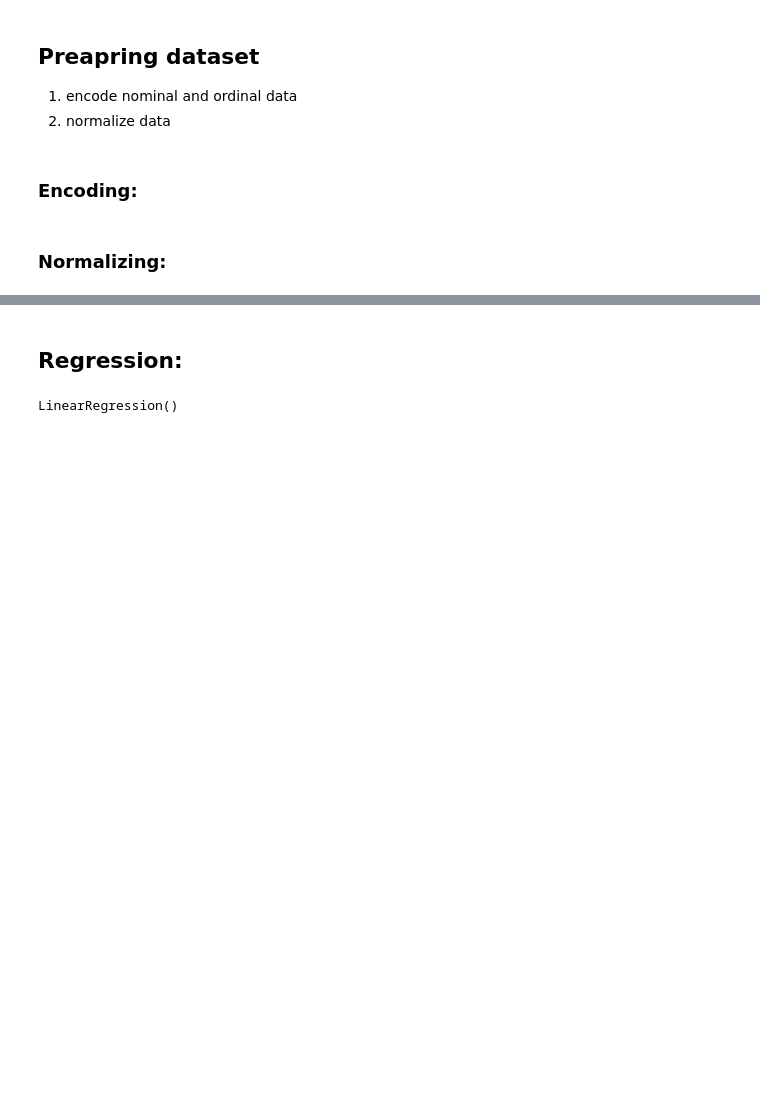
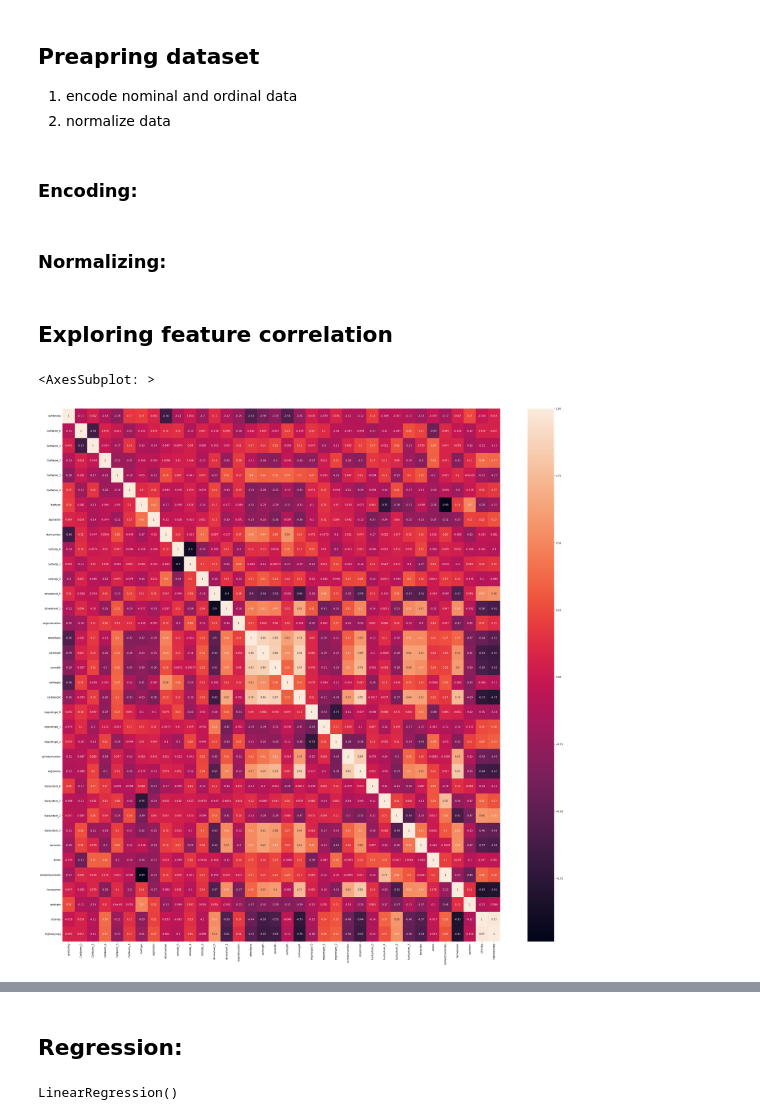
Before and after one commit to SaidKamalov/CarPricePrediction, a Jupyter notebook: car-price-model.ipynb, the cells around one changed output, grey strips where cells are left out. Cells and saved outputs as stored; diff of their text form; code cells hidden in the pictures; blank space fills up the shorter version.

```diff
--- a/car-price-model.ipynb
+++ b/car-price-model.ipynb
@@ -69,3 +69,12 @@ df_normalized.drop(['car_ID'], axis=1, inplace=True)
 # %%
 """Split dataset for train and test parts."""
 X_train, X_test, y_train, y_test = train_test_split(df_normalized, targets, test_size=0.2, random_state=0)
+# %% [markdown]
+## Exploring feature correlation
+# %%
+import seaborn as sns
+plt.figure(figsize=(40, 40))
+sns.heatmap(X_train.corr(), annot=True)
+# %% [output]
+<AxesSubplot: >
+[figure, added]
```
Also changed, not shown: parts of 10 cells of this notebook.
